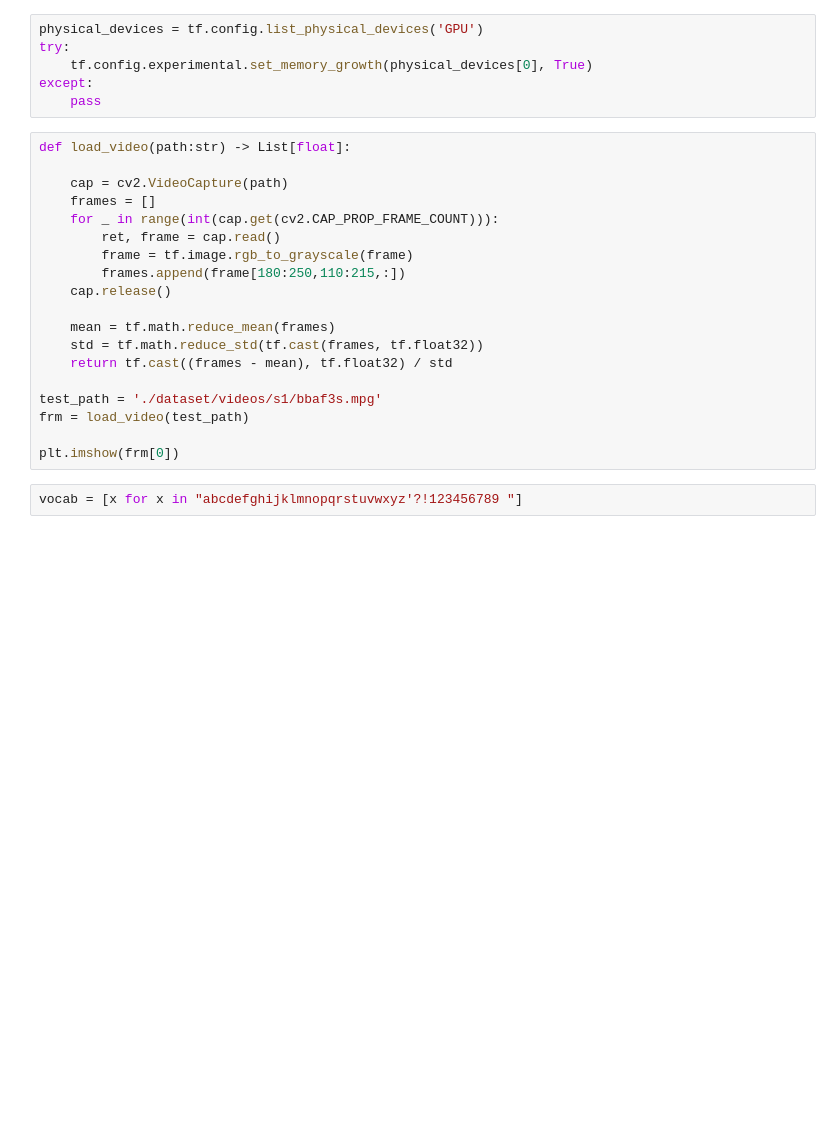
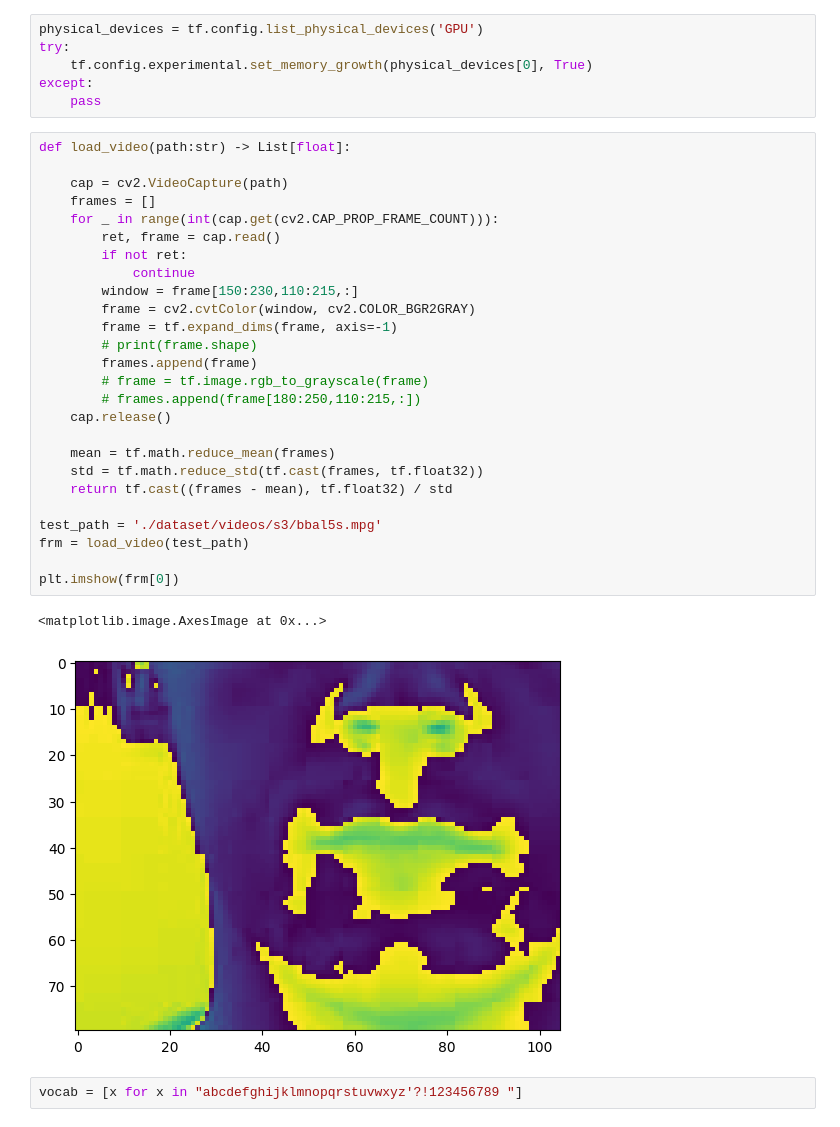
Before and after one commit to MeSagor/Lip-Reading, a Jupyter notebook: lipnet_english_all.ipynb, the cells around one changed output. Saved outputs shown, nothing was run; the diff lists cells and outputs as text; blank space fills up the shorter version.

```diff
--- a/lipnet_english_all.ipynb
+++ b/lipnet_english_all.ipynb
@@ -16,22 +18,32 @@ except:
 # %%
 def load_video(path:str) -> List[float]:
 
     cap = cv2.VideoCapture(path)
     frames = []
     for _ in range(int(cap.get(cv2.CAP_PROP_FRAME_COUNT))):
         ret, frame = cap.read()
-        frame = tf.image.rgb_to_grayscale(frame)
-        frames.append(frame[180:250,110:215,:])
+        if not ret:
+            continue
+        window = frame[150:230,110:215,:]
+        frame = cv2.cvtColor(window, cv2.COLOR_BGR2GRAY)
+        frame = tf.expand_dims(frame, axis=-1)
+        # print(frame.shape)
+        frames.append(frame)
+        # frame = tf.image.rgb_to_grayscale(frame)
+        # frames.append(frame[180:250,110:215,:])
     cap.release()
 
     mean = tf.math.reduce_mean(frames)
     std = tf.math.reduce_std(tf.cast(frames, tf.float32))
     return tf.cast((frames - mean), tf.float32) / std
 
-test_path = './dataset/videos/s1/bbaf3s.mpg'
+test_path = './dataset/videos/s3/bbal5s.mpg'
 frm = load_video(test_path)
 
 plt.imshow(frm[0])
+# %% [output]
+<matplotlib.image.AxesImage at 0x...>
+[figure, added]
 # %%
 vocab = [x for x in "abcdefghijklmnopqrstuvwxyz'?!123456789 "]
 # %%
```
Also changed, not shown: parts of 15 cells of this notebook, 1 other file.
